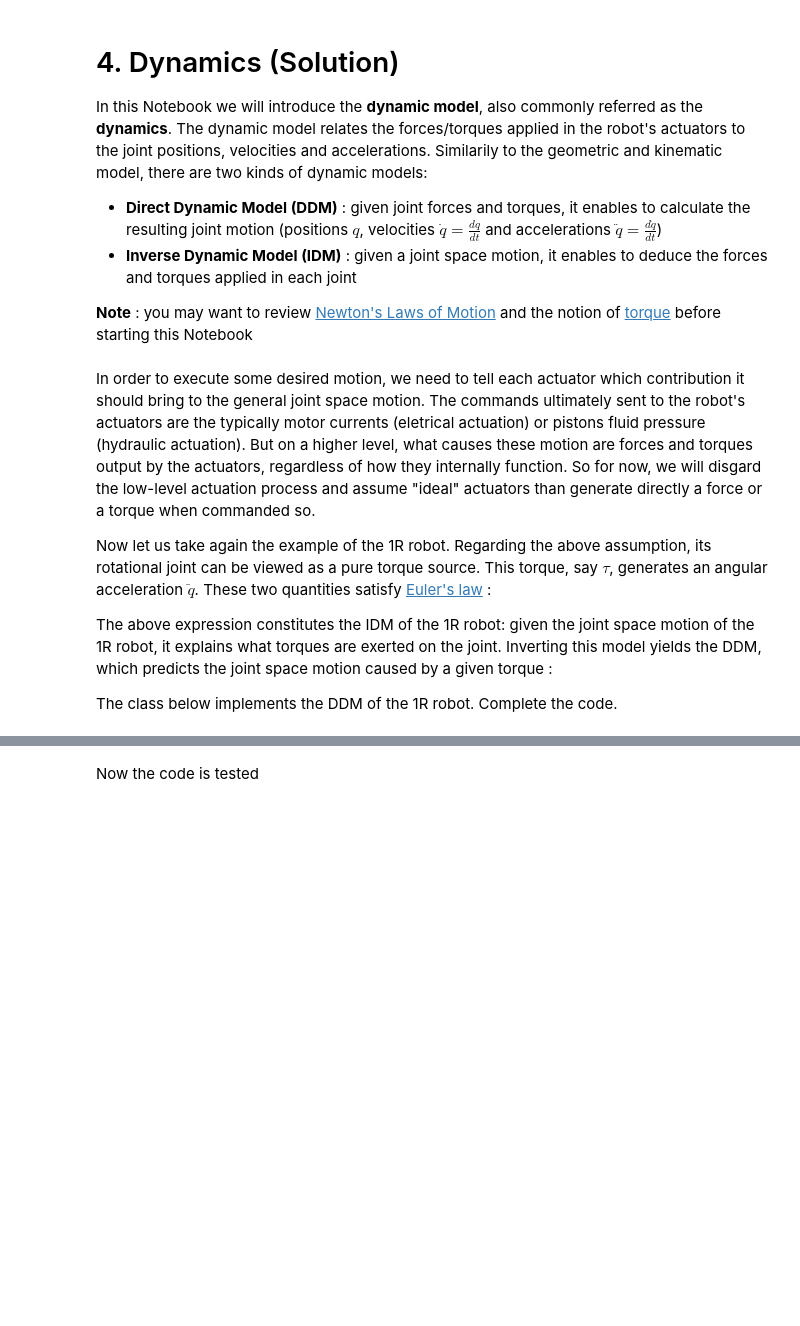
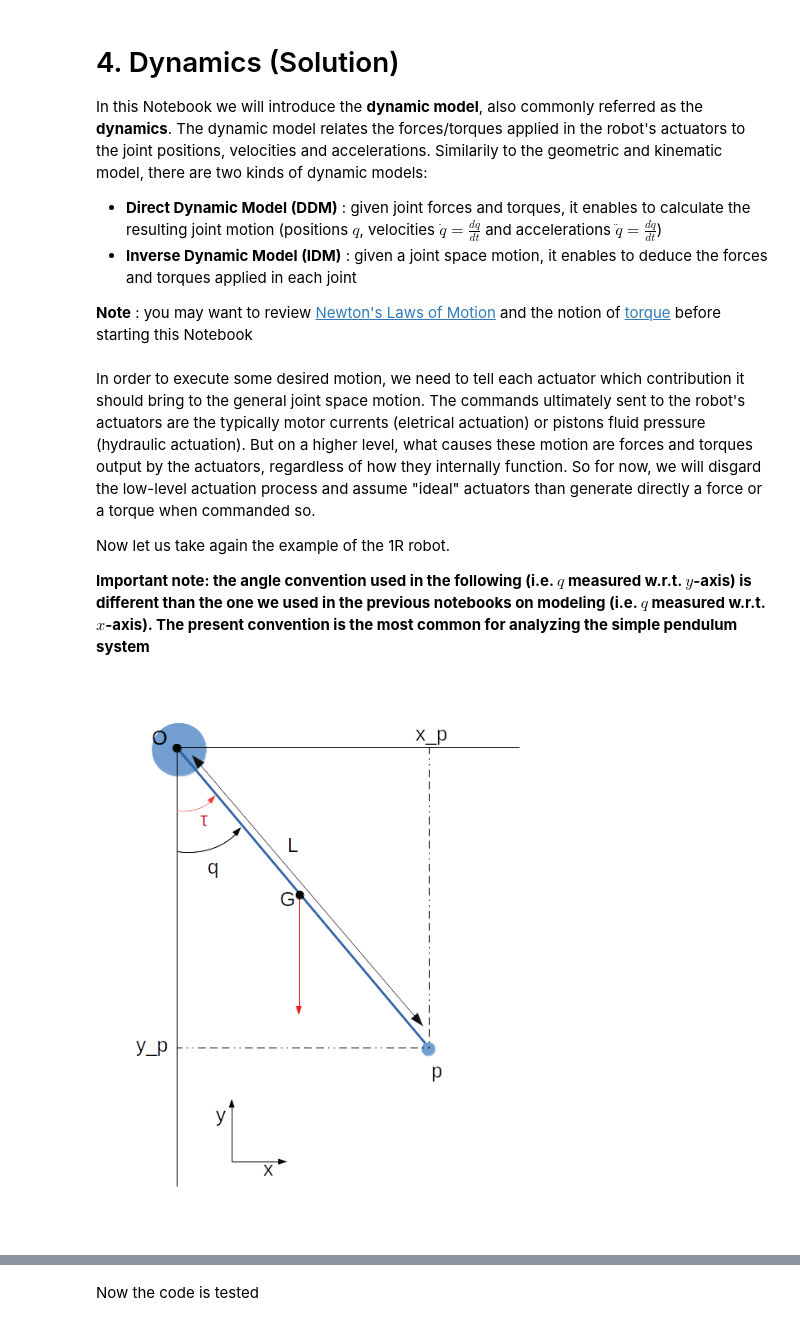
Before and after one commit to skleff1994/arise_2020, a Jupyter notebook: robot_env/one_dof_manipulator.ipynb, the cells around one changed output, grey strips where cells are left out. Cells and saved outputs as stored; diff of their text form; code cells hidden in the pictures; blank space fills up the shorter version.

Commit message:
added figs + stuff in 1dof arm for dynamics model

```diff
--- a/robot_env/one_dof_manipulator.ipynb
+++ b/robot_env/one_dof_manipulator.ipynb
@@ -25,8 +23,13 @@ from matplotlib.animation import FuncAnimation
 # %% [markdown]
 In order to execute some desired motion, we need to tell each actuator which contribution it should bring to the general joint space motion. The commands ultimately sent to the robot's actuators are the typically motor currents (eletrical actuation) or pistons fluid pressure (hydraulic actuation). But on a higher level, what causes these motion are forces and torques output by the actuators, regardless of how they internally function. So for now, we will disgard the low-level actuation process and assume "ideal" actuators than generate directly a force or a torque when commanded so.
 
-Now let us take again the example of the 1R robot. Regarding the above assumption, its rotational joint can be viewed as a pure torque source. This torque, say $\tau$, generates an angular acceleration $\ddot{q}$. These two quantities satisfy [Euler's law](https://en.wikipedia.org/wiki/Euler%27s_laws_of_motion) :
+Now let us take again the example of the 1R robot.
 
-The above expression constitutes the IDM of the 1R robot: given the joint space motion of the 1R robot, it explains what torques are exerted on the joint. Inverting this model yields the DDM, which predicts the joint space motion caused by a given torque :
-
-The class below implements the DDM of the 1R robot. Complete the code.
+__Important note: the angle convention used in the following (i.e. $q$ measured w.r.t. $y$-axis) is different than the one we used in the previous notebooks on modeling (i.e. $q$ measured w.r.t. $x$-axis). The present convention is the most common for analyzing the simple pendulum system__
+# %%
+from IPython.display import Image
+
+# Display the 1R robot
+Image("1dof-dyn.png")
+# %% [output]
+[figure, added]
```
Also changed, not shown: parts of 3 cells of this notebook, 1 other file.
